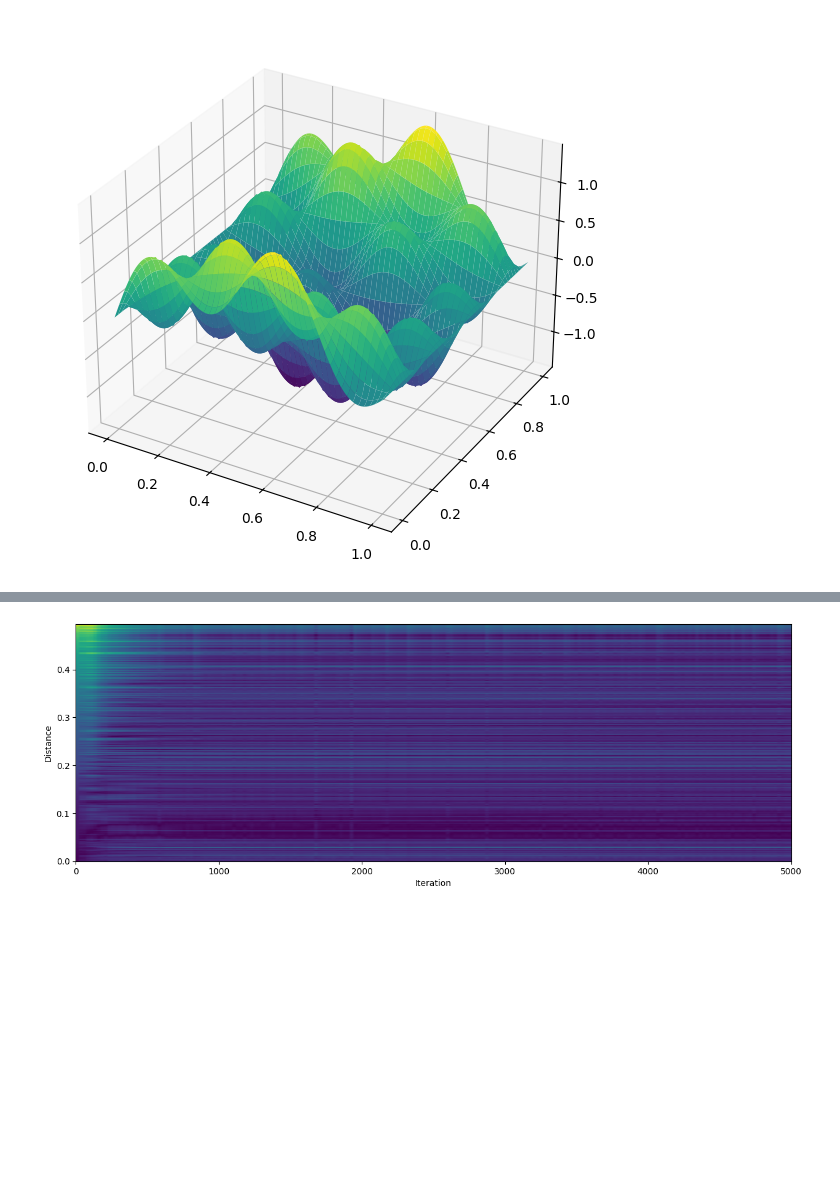
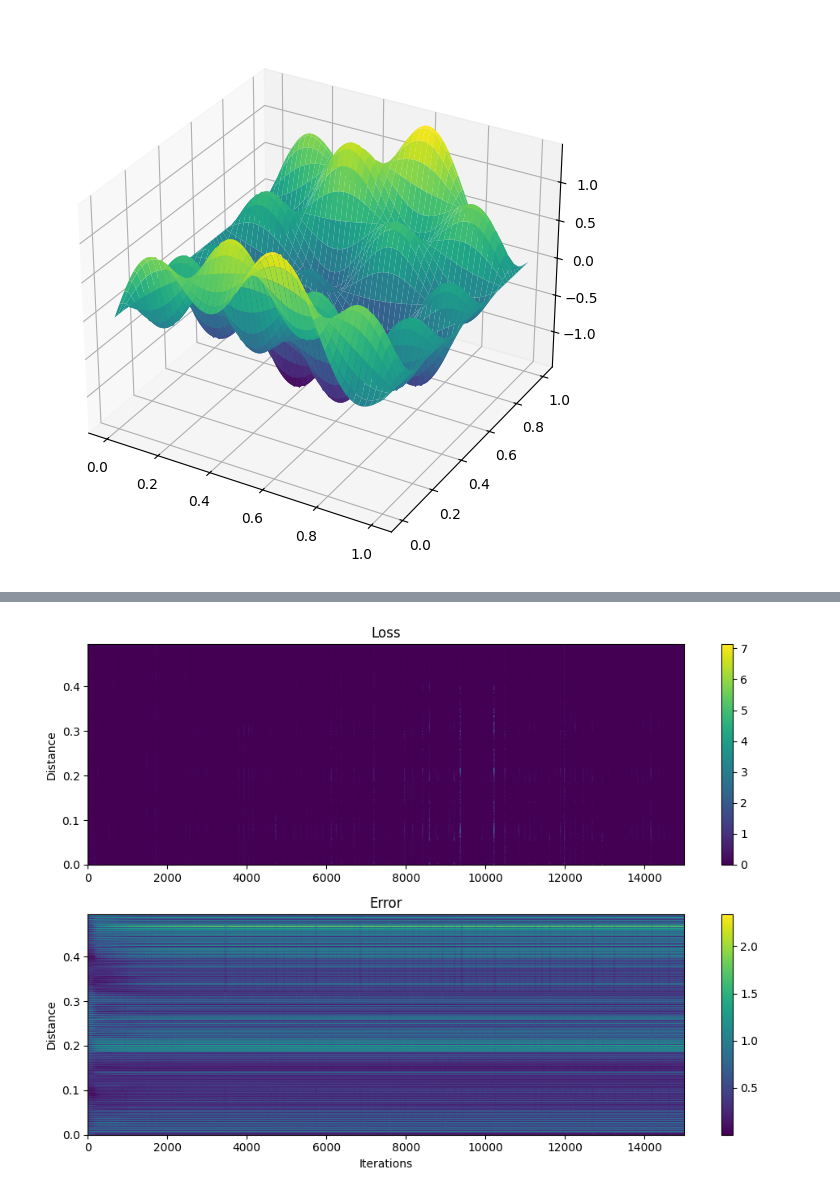
Before and after one commit to DaniilLaptev/pinns, a Jupyter notebook: experiments/information propagation/wave.ipynb, the cells around one changed output, grey strips where cells are left out. Saved outputs shown, nothing was run; the diff lists cells and outputs as text; code cells hidden in the pictures; blank space fills up the shorter version.

```diff
--- a/experiments/information propagation/wave.ipynb
+++ b/experiments/information propagation/wave.ipynb
@@ -208,15 +191,4 @@ plt.show()
-# %%
-fig = plt.figure(figsize=(15, 5))
-
-stacked_errors = torch.vstack([
-    dists, *errors
-]).T.numpy()
-sorted_errors = stacked_errors[stacked_errors[:, 1].argsort()]
-
-plt.imshow(sorted_errors[:,1:], aspect='auto', origin='lower', extent=[0, trainer.iter, 0, dists.max()])
-
-plt.xlabel('Iteration')
-plt.ylabel('Distance')
-plt.show()
-# %% [output]
-[figure, removed]
+# %%
+ip.plot(figsize=(10, 7), iterations=trainer.iter)
+# %% [output]
+[figure, added]
```
Also changed, not shown: parts of 7 cells of this notebook, 15 other files.
